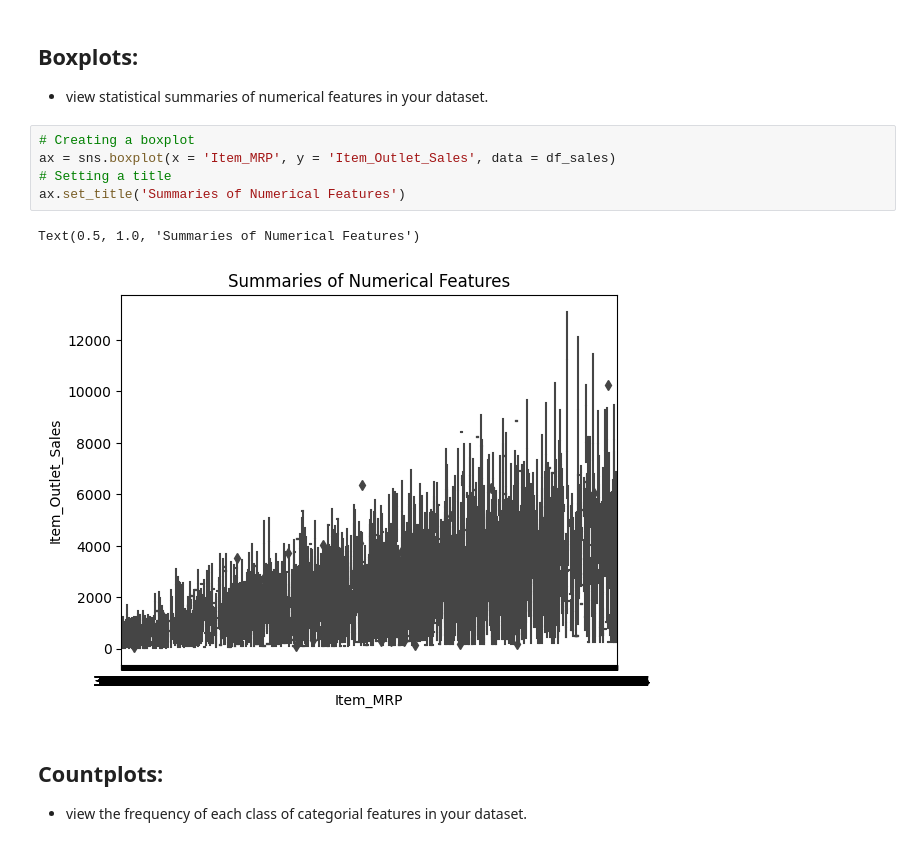
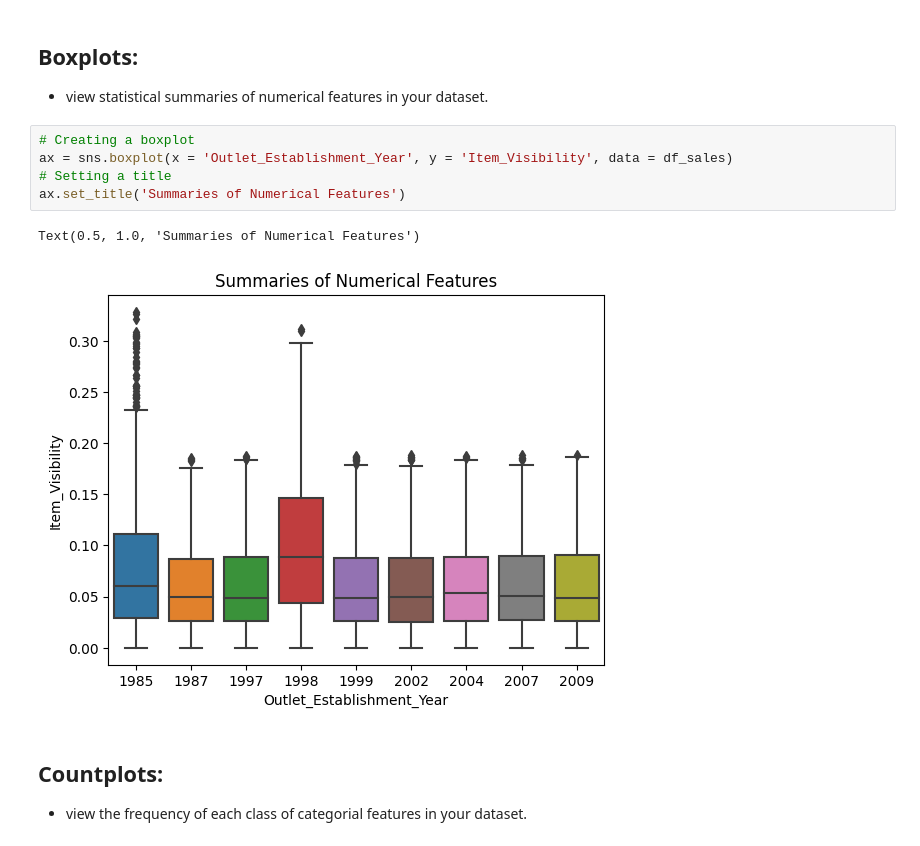
Before and after one commit to VALDE021/Prediction-of-Product-Sales, a Jupyter notebook: Eric_N_Valdez's_Prediction_of_Product_Sales.ipynb, the cells around one changed output. Saved outputs shown, nothing was run; the diff lists cells and outputs as text.

```diff
--- a/Eric_N_Valdez's_Prediction_of_Product_Sales.ipynb
+++ b/Eric_N_Valdez's_Prediction_of_Product_Sales.ipynb
@@ -423,12 +423,12 @@ ax.set_ylabel('Item_Outlet_Sales');
 - view statistical summaries of numerical features in your dataset.
 # %%
 # Creating a boxplot
-ax = sns.boxplot(x = 'Item_MRP', y = 'Item_Outlet_Sales', data = df_sales)
+ax = sns.boxplot(x = 'Outlet_Establishment_Year', y = 'Item_Visibility', data = df_sales)
 # Setting a title
 ax.set_title('Summaries of Numerical Features')
 # %% [output]
 Text(0.5, 1.0, 'Summaries of Numerical Features')
-[figure, old version]
+[figure, new version]
 # %% [markdown]
 ## Countplots:
 - view the frequency of each class of categorial features in your dataset.
```
